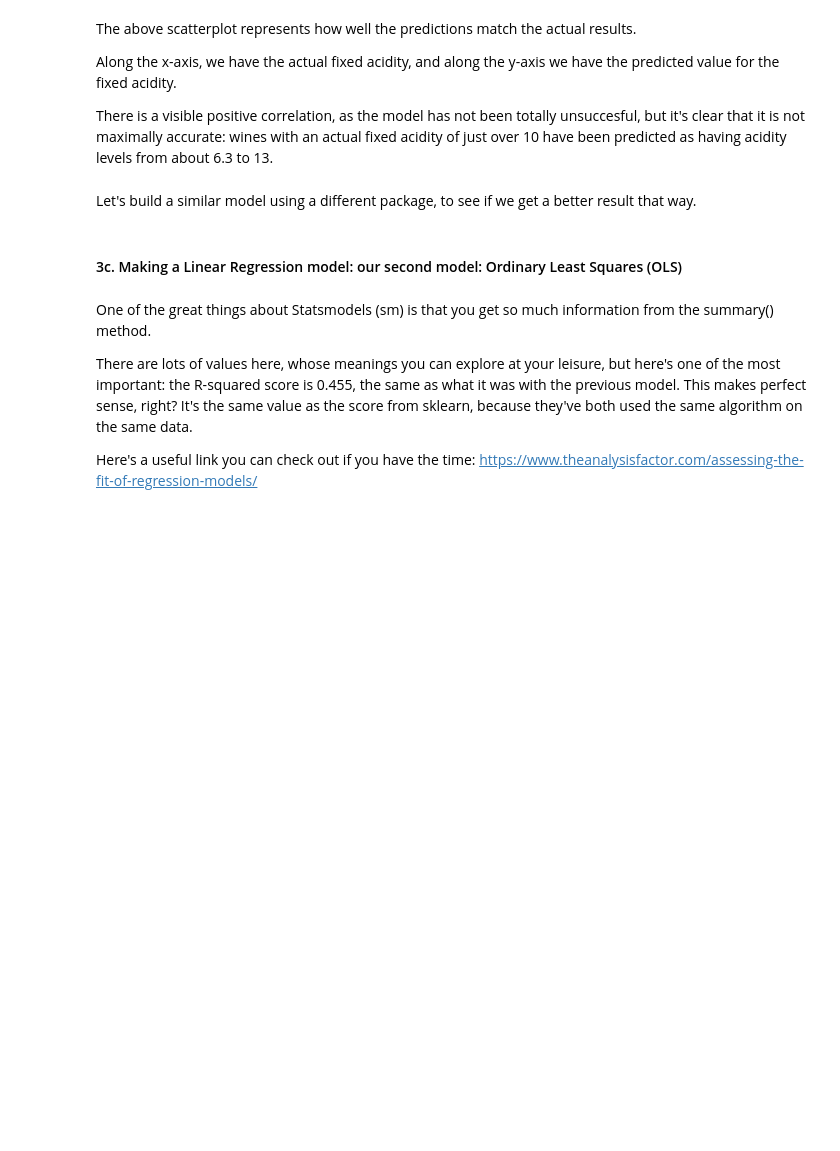
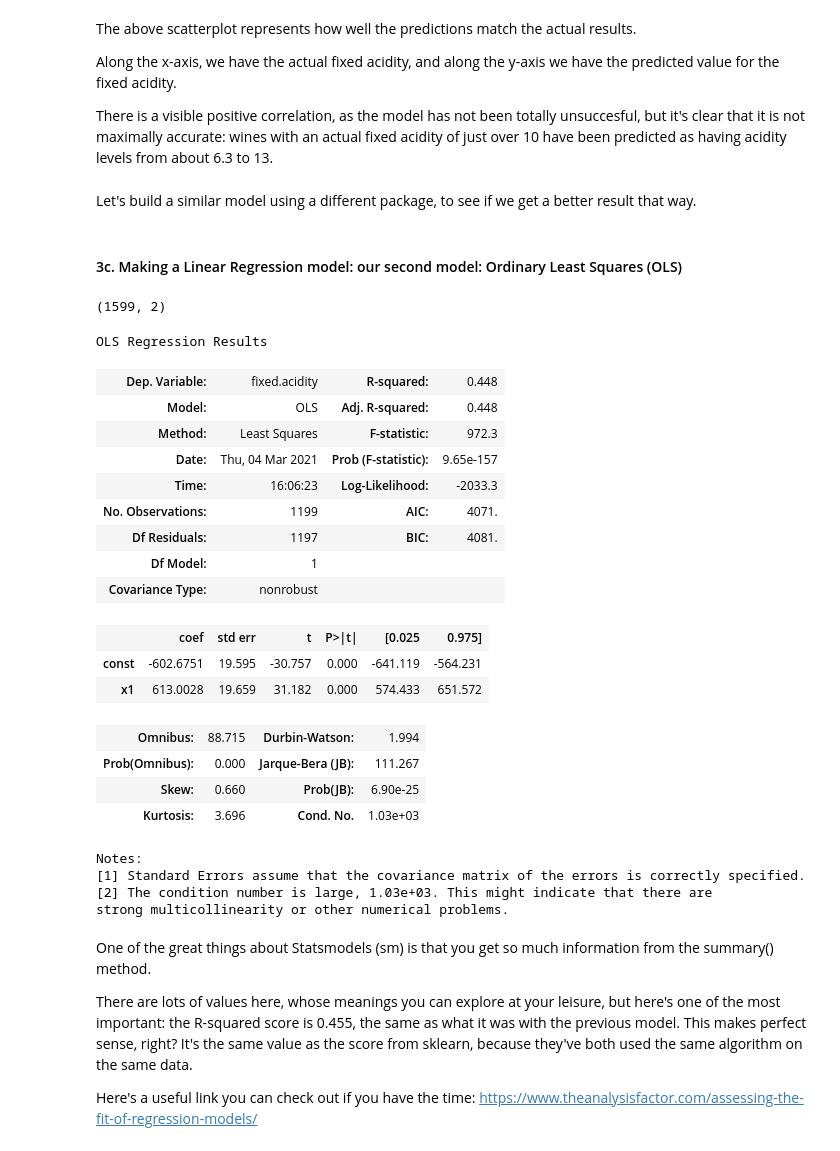
Before and after one commit to dmclark53/Springboard, a Jupyter notebook: Linear-Regression/Springboard Regression Case Study - the Red Wine Dataset - Tier 3.ipynb, the cells around one changed output. Drawn from its saved outputs; the diff is of its cells as text; code cells hidden in the pictures; blank space fills up the shorter version.

```diff
--- a/Linear-Regression/Springboard Regression Case Study - the Red Wine Dataset - Tier 3.ipynb
+++ b/Linear-Regression/Springboard Regression Case Study - the Red Wine Dataset - Tier 3.ipynb
@@ -362,11 +362,14 @@ Let's build a similar model using a different package, to see if we get a better
 # %%
 # Create the test and train sets. Here, we do things slightly differently.
 # We make the explanatory variable X as before.
-_ _ _
+X = red_wine['density'].values
 
 # But here, reassign X the value of adding a constant to it. This is required for Ordinary Least Squares Regression.
 # Further explanation of this can be found here:
 # https://www.statsmodels.org/devel/generated/statsmodels.regression.linear_model.OLS.html
-_ _ _
+X = sm.add_constant(X)
+print(X.shape)
+# %% [output]
+(1599, 2)
 # %%
 # The rest of the preparation is as before.
@@ -383,6 +386,28 @@ _ _ _
 # %%
 # Evaluate the model with .summary()
-_ _ _
+results.summary()
+# %% [output]
+OLS Regression Results
+| Dep. Variable: | fixed.acidity | R-squared: | 0.448 |
+| Model: | OLS | Adj. R-squared: | 0.448 |
+| Method: | Least Squares | F-statistic: | 972.3 |
+| Date: | Thu, 04 Mar 2021 | Prob (F-statistic): | 9.65e-157 |
+| Time: | 16:06:23 | Log-Likelihood: | -2033.3 |
+| No. Observations: | 1199 | AIC: | 4071. |
+| Df Residuals: | 1197 | BIC: | 4081. |
+| Df Model: | 1 |  |  |
+| Covariance Type: | nonrobust |  |  |
+|  | coef | std err | t | P>|t| | [0.025 | 0.975] |
+| const | -602.6751 | 19.595 | -30.757 | 0.000 | -641.119 | -564.231 |
+| x1 | 613.0028 | 19.659 | 31.182 | 0.000 | 574.433 | 651.572 |
+| Omnibus: | 88.715 | Durbin-Watson: | 1.994 |
+| Prob(Omnibus): | 0.000 | Jarque-Bera (JB): | 111.267 |
+| Skew: | 0.660 | Prob(JB): | 6.90e-25 |
+| Kurtosis: | 3.696 | Cond. No. | 1.03e+03 |
+Notes:
+[1] Standard Errors assume that the covariance matrix of the errors is correctly specified.
+[2] The condition number is large, 1.03e+03. This might indicate that there are
+strong multicollinearity or other numerical problems.
 # %% [markdown]
 One of the great things about Statsmodels (sm) is that you get so much information from the summary() method.
 
```
Also changed, not shown: parts of 5 cells of this notebook.
